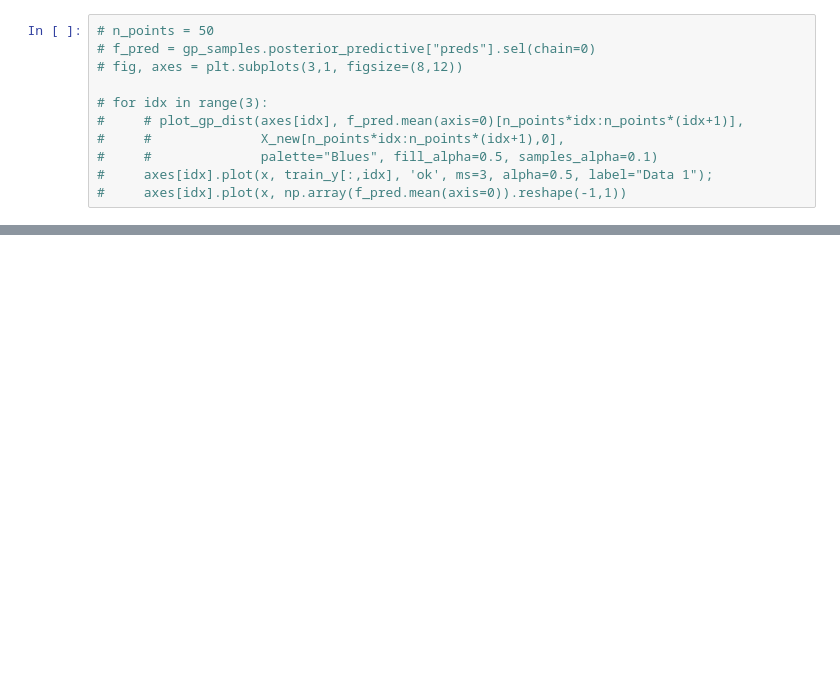
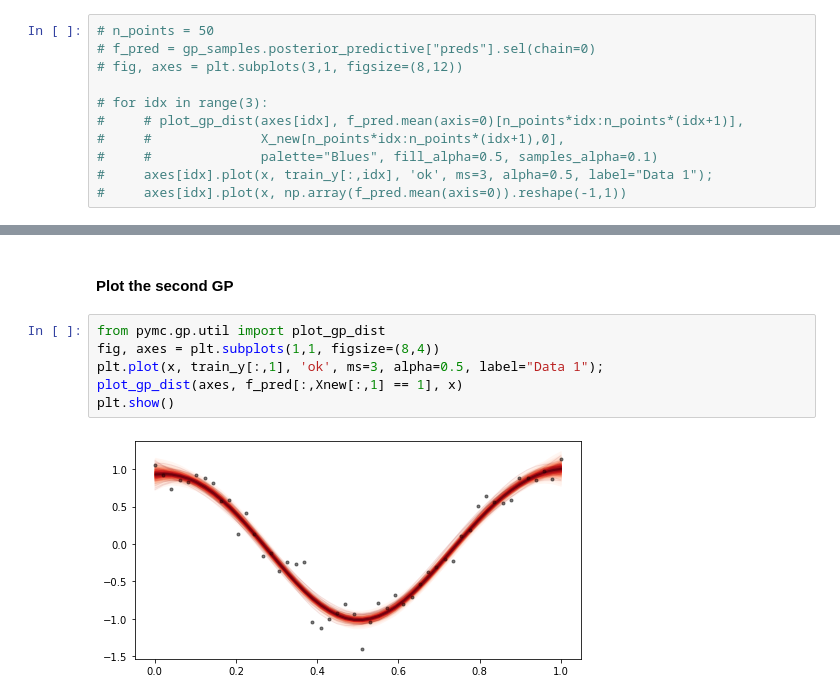
Before and after one commit to danhphan/gp_experiments, a Jupyter notebook: experiments/22_multitask_gp_regression_pymc_mogp_api_same_X.ipynb, the cells around one changed output, grey strips where cells are left out. Drawn from its saved outputs; the diff is of its cells as text; blank space fills up the shorter version.

```diff
--- a/experiments/22_multitask_gp_regression_pymc_mogp_api_same_X.ipynb
+++ b/experiments/22_multitask_gp_regression_pymc_mogp_api_same_X.ipynb
@@ -316,0 +461,10 @@ plt.show()
+# %% [markdown]
+#### Plot the second GP
+# %%
+from pymc.gp.util import plot_gp_dist
+fig, axes = plt.subplots(1,1, figsize=(8,4))
+plt.plot(x, train_y[:,1], 'ok', ms=3, alpha=0.5, label="Data 1");
+plot_gp_dist(axes, f_pred[:,Xnew[:,1] == 1], x)
+plt.show()
+# %% [output]
+[figure, added]
```
Also changed, not shown: parts of 38 cells of this notebook.
